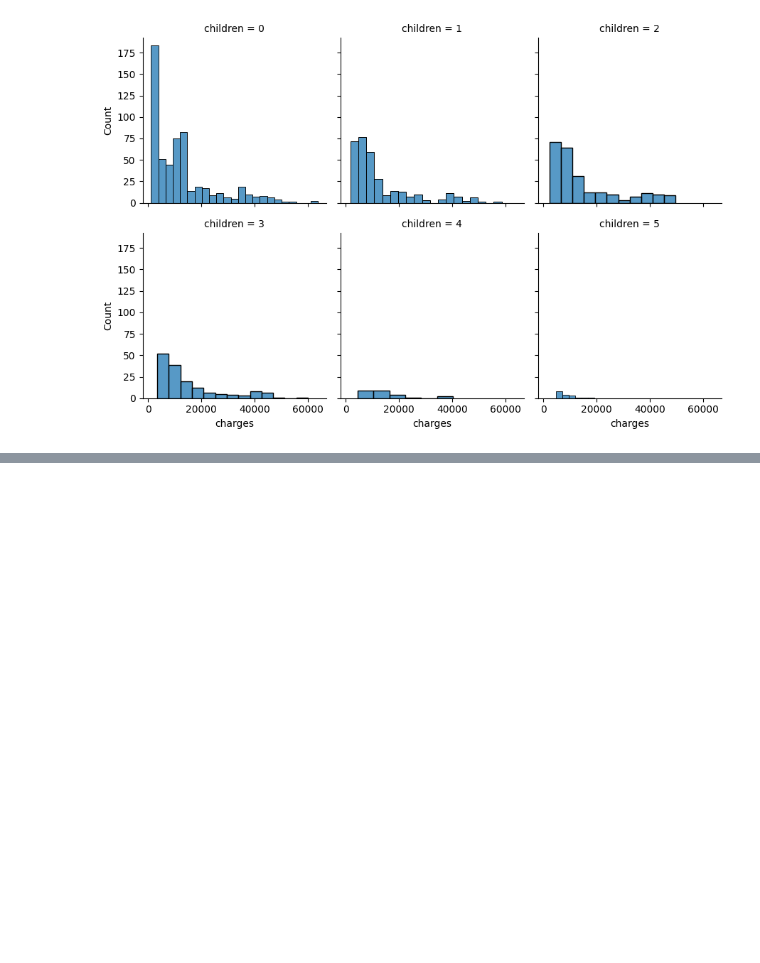
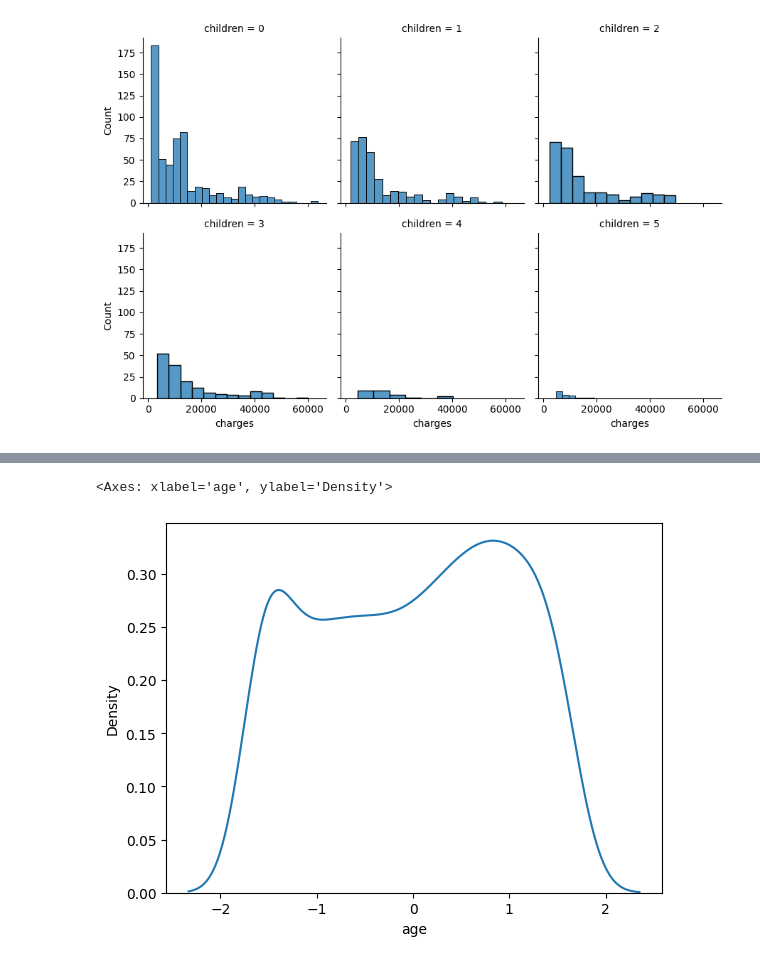
Before and after one commit to haverstein/Personal-Medical-Cost-Prediction, a Jupyter notebook: script.ipynb, the cells around one changed output, grey strips where cells are left out. Drawn from its saved outputs; the diff is of its cells as text; code cells hidden in the pictures; blank space fills up the shorter version.

```diff
--- a/script.ipynb
+++ b/script.ipynb
@@ -135,0 +157,11 @@ sns.heatmap(data.corr(),annot=True)
+# %%
+from sklearn.preprocessing import PowerTransformer, StandardScaler
+from sklearn.compose import ColumnTransformer
+
+
+ct = ColumnTransformer(
+    [('transfrom',PowerTransformer(method='box-cox'),[0,3])]  ,
+    remainder='passthrough'
+)
+
+data_t = ct.fit_transform(data)
@@ -135,0 +189,7 @@ sns.heatmap(data.corr(),annot=True)
+# %%
+data_n = pd.DataFrame(data_t,columns=(list(data.columns[[0,3]]) + [col for col in data.columns if col not in data.columns[[0,3]]]))
+# %%
+sns.kdeplot(data_n,x='age')
+# %% [output]
+<Axes: xlabel='age', ylabel='Density'>
+[figure, added]
```
Also changed, not shown: parts of 23 cells of this notebook.
